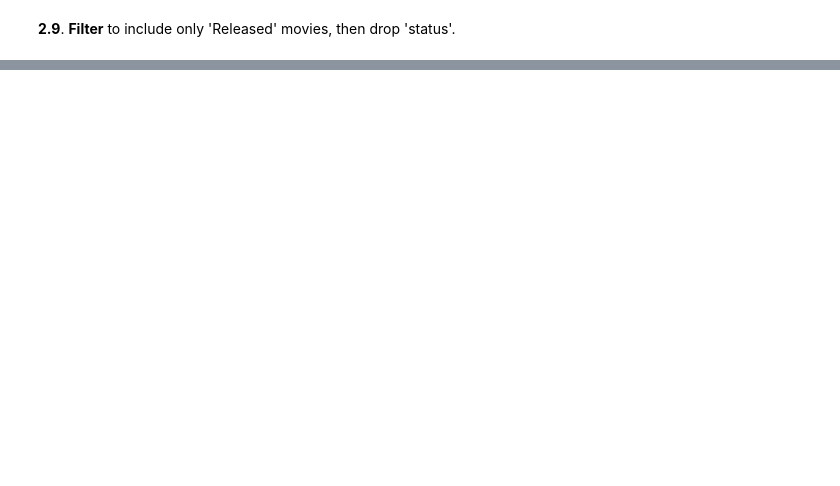
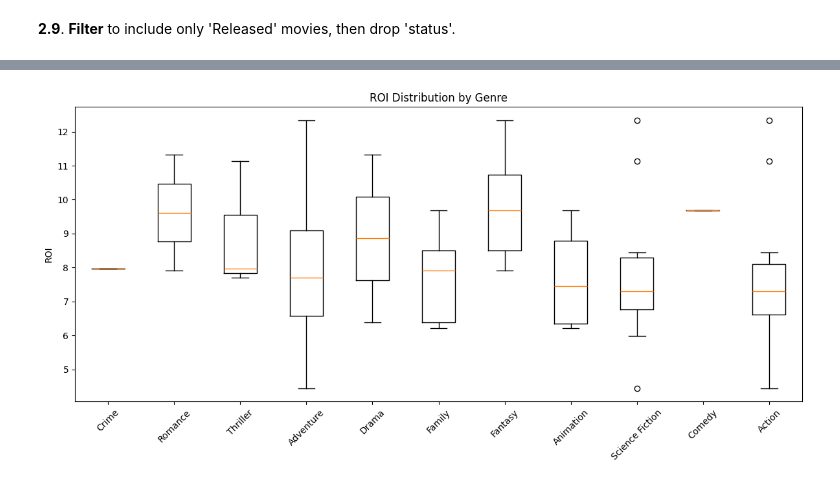
Before and after one commit to ignatus-anim/tmdb-spark-analytics, a Jupyter notebook: module4.ipynb, the cells around one changed output, grey strips where cells are left out. Saved outputs shown, nothing was run; the diff lists cells and outputs as text; code cells hidden in the pictures; blank space fills up the shorter version.

```diff
--- a/module4.ipynb
+++ b/module4.ipynb
@@ -580,0 +906,23 @@ only showing top 1 row
+# %%
+# Explode genres and calculate ROI by genre
+genre_roi = final_df.select("roi", explode(split(col("genres"), "\\|")).alias("genre")) \
+    .filter(col("roi") > 0) \
+    .groupBy("genre") \
+    .agg(collect_list("roi").alias("roi_values"))
+
+# Collect data for plotting
+genre_data = genre_roi.collect()
+
+# Create box plot
+plt.figure(figsize=(12, 6))
+genres = [row['genre'] for row in genre_data]
+roi_values = [row['roi_values'] for row in genre_data]
+
+plt.boxplot(roi_values, labels=genres)
+plt.xticks(rotation=45)
+plt.ylabel('ROI')
+plt.title('ROI Distribution by Genre')
+plt.tight_layout()
+plt.show()
+# %% [output]
+[figure, added]
```
Also changed, not shown: parts of 18 cells of this notebook.
